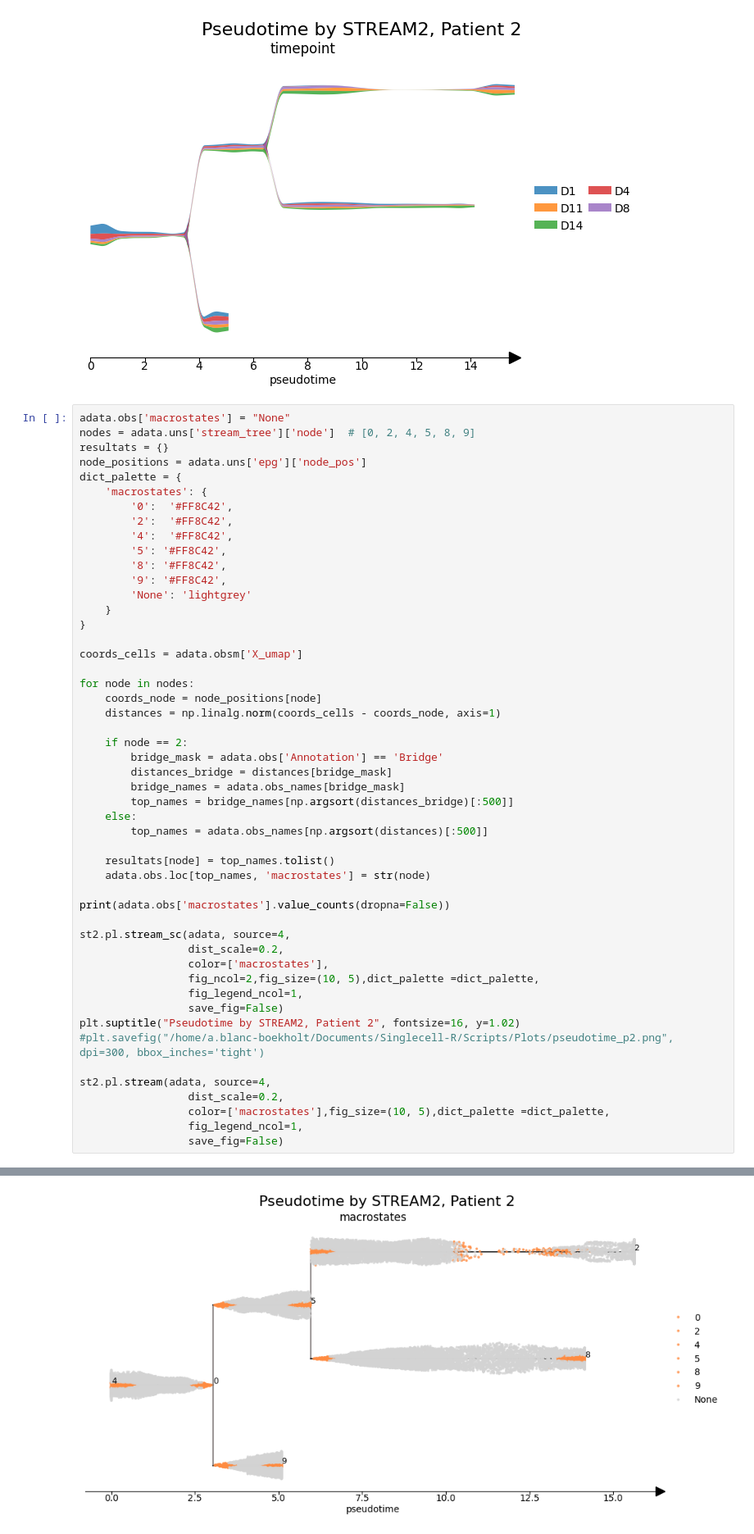
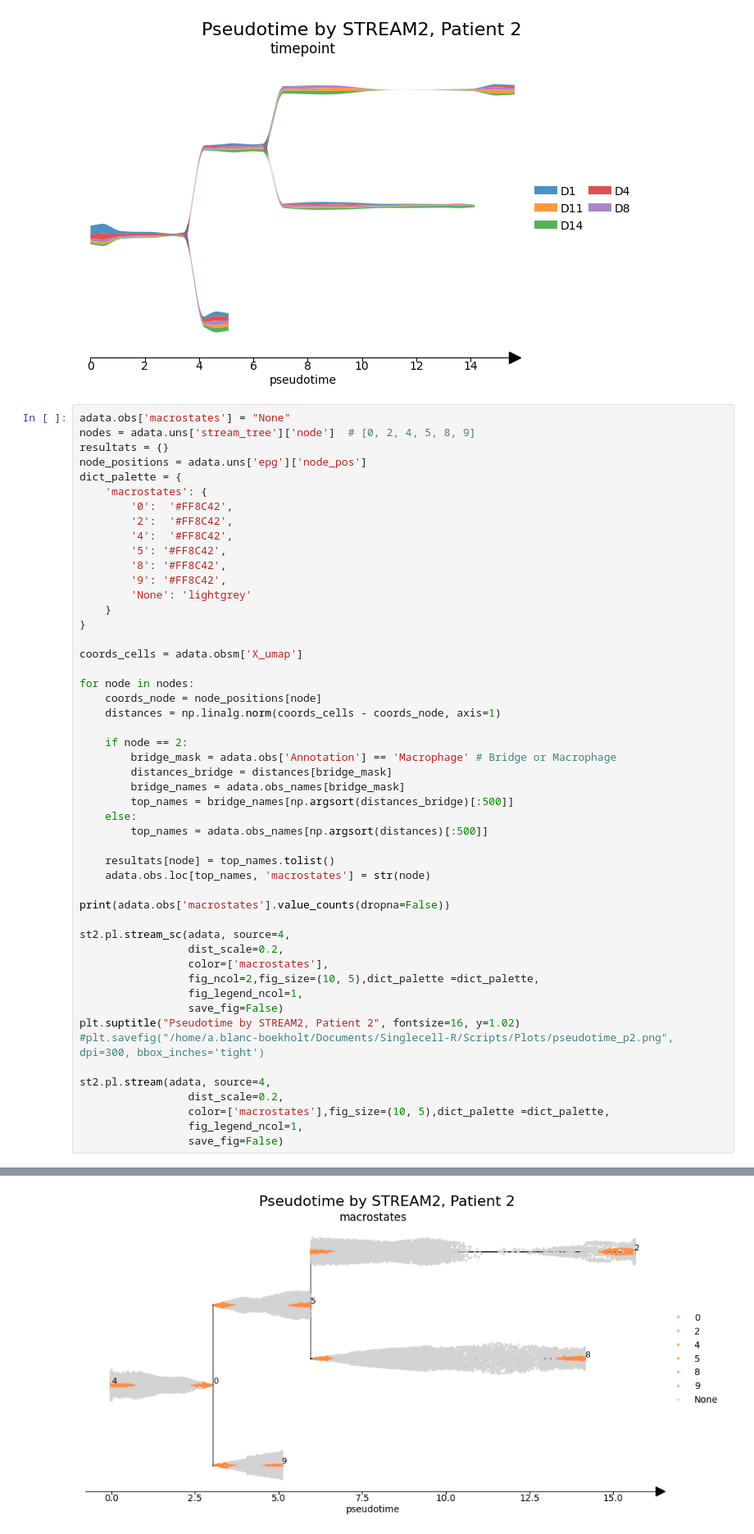
Before and after one commit to Augugustine/CITE-seq-analysis-CLL, a Jupyter notebook: 3- Boolean model/Stream2_macrostates.ipynb, the cells around one changed output, grey strips where cells are left out. Shown at 82% size. Drawn from its saved outputs; the diff is of its cells as text.

```diff
--- a/3- Boolean model/Stream2_macrostates.ipynb
+++ b/3- Boolean model/Stream2_macrostates.ipynb
@@ -445,7 +445,7 @@ for node in nodes:
     distances = np.linalg.norm(coords_cells - coords_node, axis=1)
 
     if node == 2:
-        bridge_mask = adata.obs['Annotation'] == 'Bridge'
+        bridge_mask = adata.obs['Annotation'] == 'Macrophage' # Bridge or Macrophage
         distances_bridge = distances[bridge_mask]
         bridge_names = adata.obs_names[bridge_mask]
         top_names = bridge_names[np.argsort(distances_bridge)[:500]]
@@ -483,2 +483,2 @@ None    26813
 Name: count, dtype: int64
-[figure, old version]
+[figure, new version]
```
Also changed, not shown: parts of 2 cells of this notebook, 2 other files.
